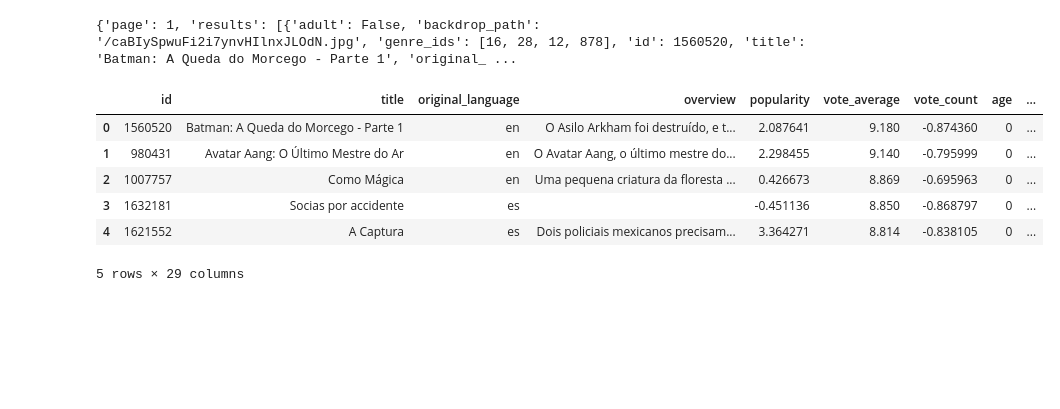
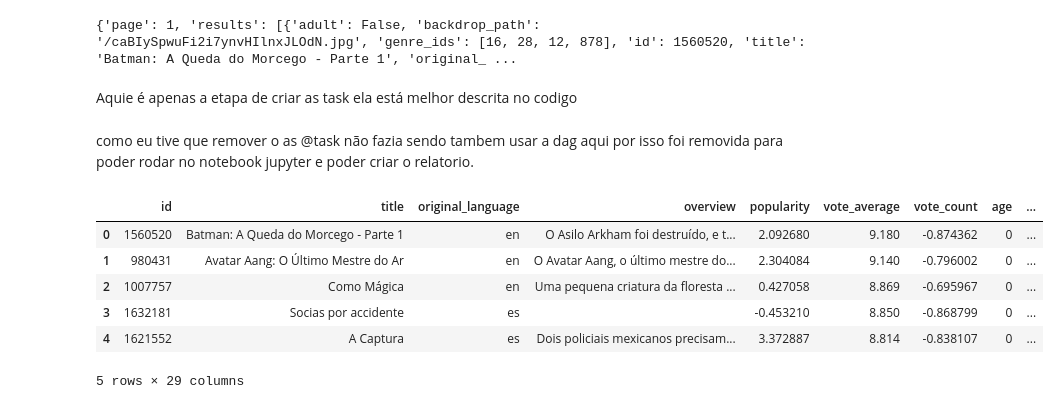
Before and after one commit to Matheus-dCastro/MLOPS, a Jupyter notebook: airflow/docs/relatorio.ipynb, the cells around one changed output. Cells and saved outputs as stored; diff of their text form; code cells hidden in the pictures; blank space fills up the shorter version.

```diff
--- a/airflow/docs/relatorio.ipynb
+++ b/airflow/docs/relatorio.ipynb
@@ -98,5 +104,7 @@ def api_request(URL="", api_key="", n_pages=None): # requisição função gener
 print(api_request(URL, API_KEY))
 # %% [output]
 {'page': 1, 'results': [{'adult': False, 'backdrop_path': '/caBIySpwuFi2i7ynvHIlnxJLOdN.jpg', 'genre_ids': [16, 28, 12, 878], 'id': 1560520, 'title': 'Batman: A Queda do Morcego - Parte 1', 'original_ ...
+# %% [markdown]
+Aquie é apenas a etapa de criar as task ela está melhor descrita no codigo
 # %%
 
@@ -156,19 +162,28 @@ def transform_task(moves, geners):
 def load_df(df:pd.DataFrame, name_df="features"): # cria o arquivo csv
     df.to_csv(f"data/{name_df}.csv", index=False)
     return df
+# %% [markdown]
+como eu tive que remover o as @task não fazia sendo tambem usar a dag aqui por isso foi removida para poder rodar no notebook jupyter e poder criar o relatorio.
 # %%
 
-filmes = extract_task_moves(URL, API_KEY, pagues)
-generos = extract_task_gener(API_KEY, URL_GEN)
-df = transform_task(filmes, generos)
-# load_df(df) # cometnada para ter apenas o retorno do df dentro do proprio notebook
+with DAG(
+        dag_id="dag_feature_engineering",
+        start_date=datetime(2026, 9, 17),
+        schedule="@daily",
+        catchup=False
+    ) as dag:
+    filmes = extract_task_moves(URL, API_KEY, pagues)
+    generos = extract_task_gener(API_KEY, URL_GEN)
+    df = transform_task(filmes, generos)
+    load_df(df)
+
 
 df.head()
 # %% [output]
 |  | id | title | original_language | overview | popularity | vote_average | vote_count | age | ... |
-| 0 | 1560520 | Batman: A Queda do Morcego - Parte 1 | en | O Asilo Arkham foi destruído, e t... | 2.087641 | 9.180 | -0.874360 | 0 | ... |
-| 1 | 980431 | Avatar Aang: O Último Mestre do Ar | en | O Avatar Aang, o último mestre do... | 2.298455 | 9.140 | -0.795999 | 0 | ... |
-| 2 | 1007757 | Como Mágica | en | Uma pequena criatura da floresta ... | 0.426673 | 8.869 | -0.695963 | 0 | ... |
-| 3 | 1632181 | Socias por accidente | es |  | -0.451136 | 8.850 | -0.868797 | 0 | ... |
-| 4 | 1621552 | A Captura | es | Dois policiais mexicanos precisam... | 3.364271 | 8.814 | -0.838105 | 0 | ... |
+| 0 | 1560520 | Batman: A Queda do Morcego - Parte 1 | en | O Asilo Arkham foi destruído, e t... | 2.092680 | 9.180 | -0.874362 | 0 | ... |
+| 1 | 980431 | Avatar Aang: O Último Mestre do Ar | en | O Avatar Aang, o último mestre do... | 2.304084 | 9.140 | -0.796002 | 0 | ... |
+| 2 | 1007757 | Como Mágica | en | Uma pequena criatura da floresta ... | 0.427058 | 8.869 | -0.695967 | 0 | ... |
+| 3 | 1632181 | Socias por accidente | es |  | -0.453210 | 8.850 | -0.868799 | 0 | ... |
+| 4 | 1621552 | A Captura | es | Dois policiais mexicanos precisam... | 3.372887 | 8.814 | -0.838107 | 0 | ... |
 5 rows × 29 columns
```
Also changed, not shown: parts of 4 cells of this notebook, 2 other files.
